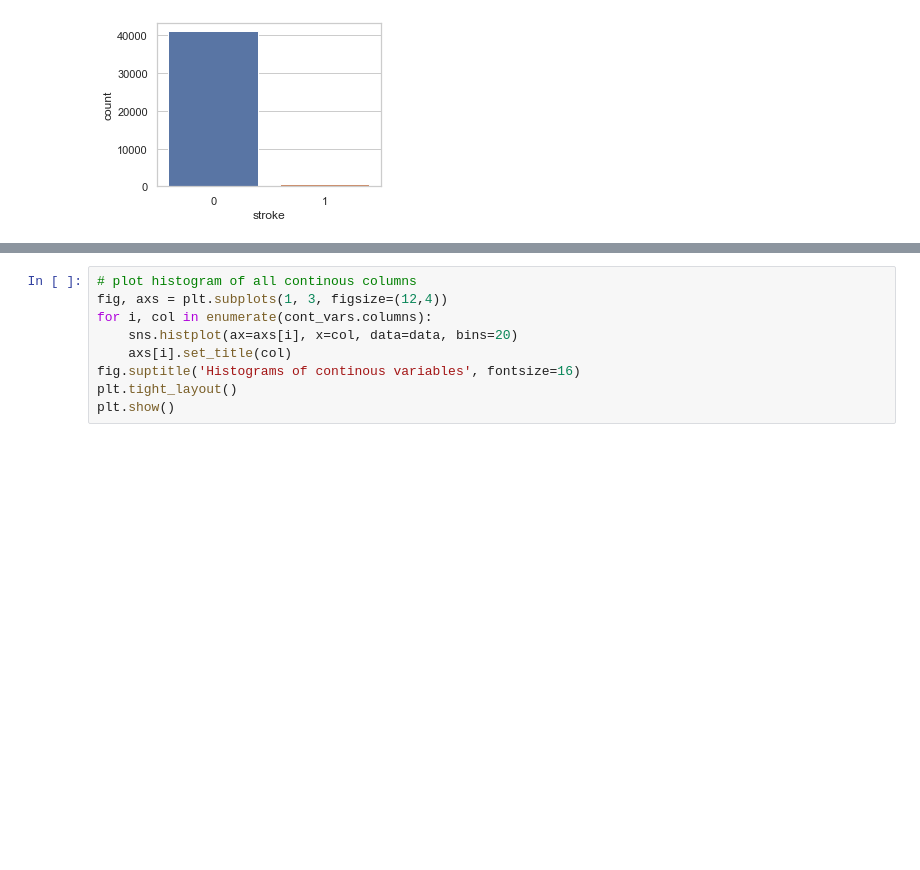
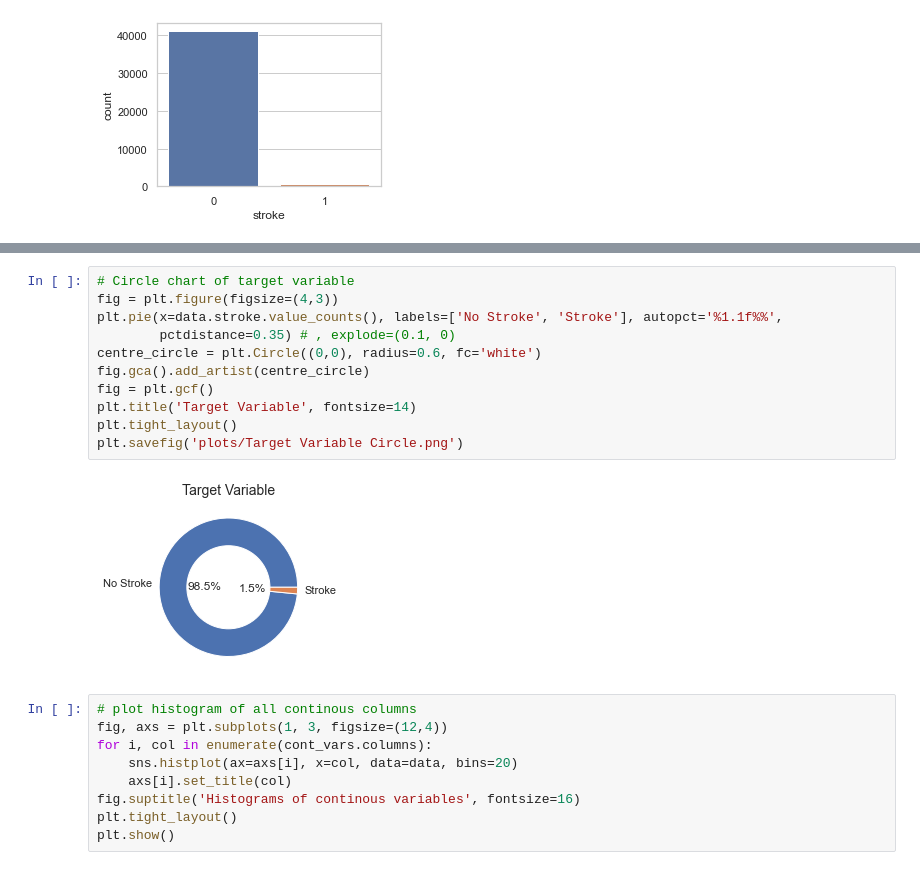
Before and after one commit to sddiener/Comparison-of-Decision-Tree-and-KNN-for-Stroke-Prediction, a Jupyter notebook: Preprocessing stroke.ipynb, the cells around one changed output, grey strips where cells are left out. Cells and saved outputs as stored; diff of their text form; blank space fills up the shorter version.

```diff
--- a/Preprocessing stroke.ipynb
+++ b/Preprocessing stroke.ipynb
@@ -107,3 +130,16 @@ plt.savefig('plots/Target Variable.png')
+# %%
+# Circle chart of target variable
+fig = plt.figure(figsize=(4,3))
+plt.pie(x=data.stroke.value_counts(), labels=['No Stroke', 'Stroke'], autopct='%1.1f%%',
+        pctdistance=0.35) # , explode=(0.1, 0)
+centre_circle = plt.Circle((0,0), radius=0.6, fc='white')
+fig.gca().add_artist(centre_circle)
+fig = plt.gcf()
+plt.title('Target Variable', fontsize=14)
+plt.tight_layout()
+plt.savefig('plots/Target Variable Circle.png')
+# %% [output]
+[figure, added]
 # %%
 # plot histogram of all continous columns
 fig, axs = plt.subplots(1, 3, figsize=(12,4))
```
Also changed, not shown: parts of 15 cells of this notebook, 10 other files.
